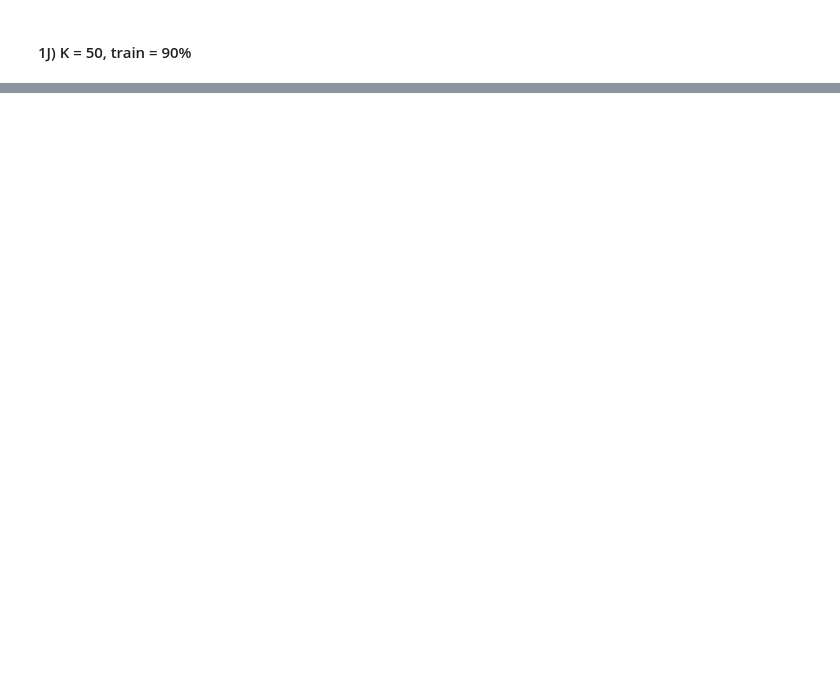
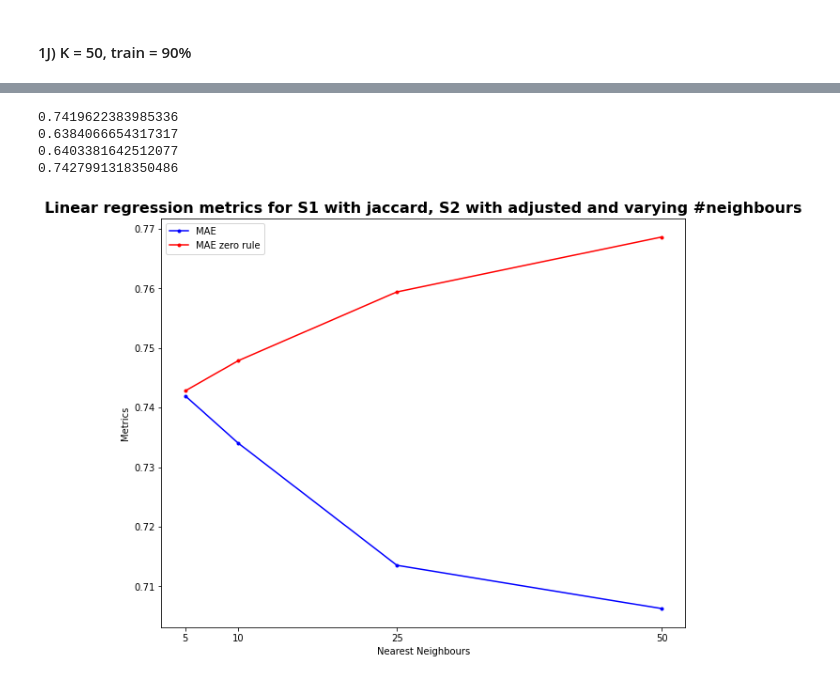
Before and after one commit to GeorgiaKp/MovieRecommender, a Jupyter notebook: MovieRecommender.ipynb, the cells around one changed output, grey strips where cells are left out. Saved outputs shown, nothing was run; the diff lists cells and outputs as text; code cells hidden in the pictures; blank space fills up the shorter version.

```diff
--- a/MovieRecommender.ipynb
+++ b/MovieRecommender.ipynb
@@ -804,0 +1067,11 @@ user_sim df shape (610, 610)
+# %%
+mae1L = mean_absolute_error(y_true_watch1L, y_pred_watch1L)
+precision1L = precision_score(binary_y_true_watch1L, binary_y_pred_watch1L, average='weighted')
+recall1L = recall_score(binary_y_true_watch1L, binary_y_pred_watch1L, average='weighted')
+print(mae1L)
+print(precision1L)
+print(recall1L)
+
+zero_pred1L = [np.mean(y_true_watch1L)] * len(y_true_watch1L)
+mae_zero1L = mean_absolute_error(y_true_watch1L, zero_pred1L)
+print(mae_zero1L)
@@ -804,0 +1085,2 @@ user_sim df shape (610, 610)
+# %%
+y_pred1M, y_true1M = create_model(train90,test10,5,'jaccard|adjusted')
@@ -804,0 +1105,37 @@ user_sim df shape (610, 610)
+# %%
+y_pred_watch1M, y_true_watch1M = remove_nan(y_pred1M,y_true1M)
+binary_y_pred_watch1M, binary_y_true_watch1M = prepare_for_binary_evaluation(y_pred_watch1M,y_true_watch1M)
+# %%
+mae1M = mean_absolute_error(y_true_watch1M, y_pred_watch1M)
+precision1M = precision_score(binary_y_true_watch1M, binary_y_pred_watch1M, average='weighted')
+recall1M = recall_score(binary_y_true_watch1M, binary_y_pred_watch1M, average='weighted')
+print(mae1M)
+print(precision1M)
+print(recall1M)
+
+zero_pred1M = [np.mean(y_true_watch1M)] * len(y_true_watch1M)
+mae_zero1M = mean_absolute_error(y_true_watch1M, zero_pred1M)
+print(mae_zero1M)
+# %% [output]
+0.7419622383985336
+0.6384066654317317
+0.6403381642512077
+0.7427991318350486
+# %%
+plt.figure(figsize=(10,8))
+plt.title('Linear regression metrics for S1 with jaccard, S2 with adjusted and varying #neighbours', fontdict={'fontweight':'bold', 'fontsize': 16})
+
+k = [5,10,25,50]
+mae1p2_ja = [mae1M, mae1L, mae1K, mae1J]
+mae_zero1p2_ja = [mae_zero1M, mae_zero1L, mae_zero1K, mae_zero1J]
+
+plt.plot(k, mae1p2_ja, 'b.-', label='MAE')
+plt.plot(k, mae_zero1p2_ja, 'r.-', label='MAE zero rule')
+
+plt.xticks(k)
+plt.xlabel('Nearest Neighbours')
+plt.ylabel('Metrics')
+plt.legend()
+plt.show()
+# %% [output]
+[figure, added]
```
Also changed, not shown: parts of 145 cells of this notebook.
